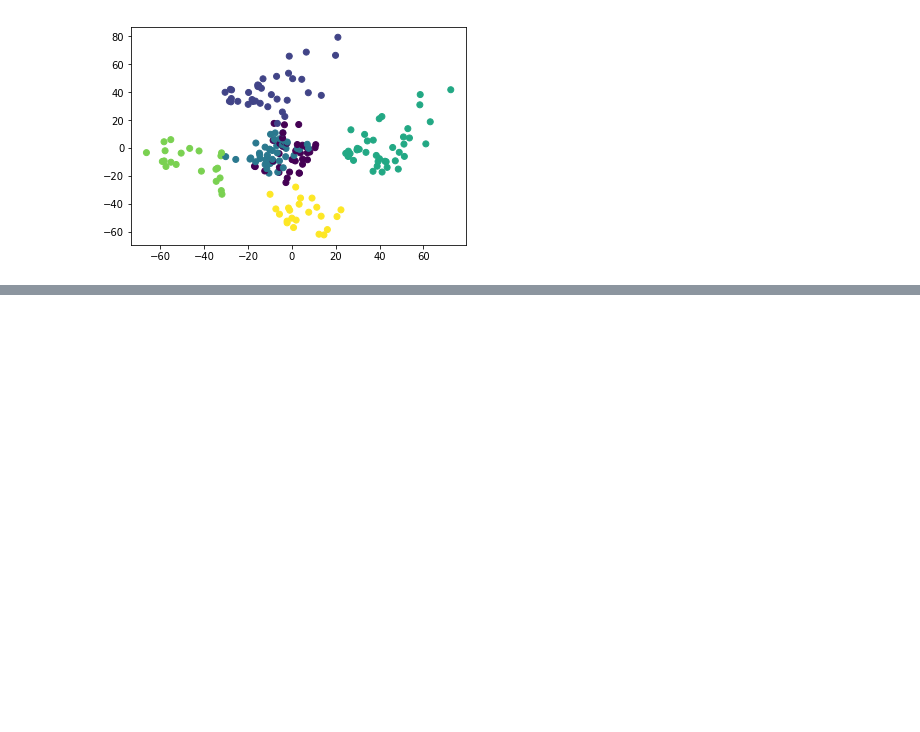
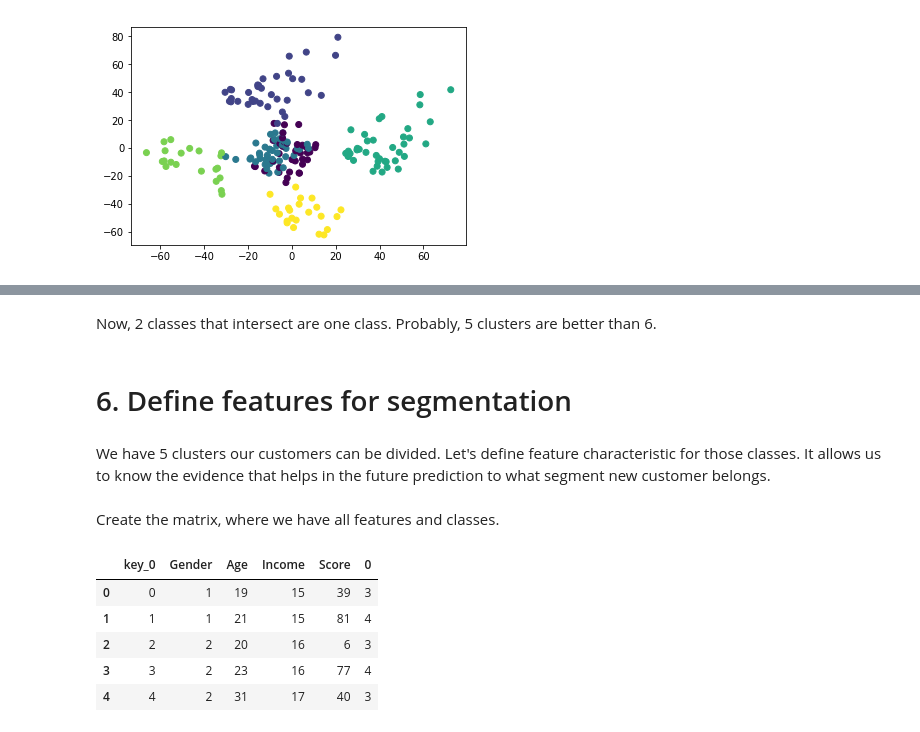
Before and after one commit to ivan-bulka/Portfolio, a Jupyter notebook: Customer_segmentation/Clustering_kmeans.ipynb, the cells around one changed output, grey strips where cells are left out. Saved outputs shown, nothing was run; the diff lists cells and outputs as text; code cells hidden in the pictures; blank space fills up the shorter version.

```diff
--- a/Customer_segmentation/Clustering_kmeans.ipynb
+++ b/Customer_segmentation/Clustering_kmeans.ipynb
@@ -125,0 +137,20 @@ plt.show()
+# %% [markdown]
+Now, 2 classes that intersect are one class. Probably, 5 clusters are better than 6.
+# %% [markdown]
+# 6. Define features for segmentation
+# %% [markdown]
+We have 5 clusters our customers can be divided. Let's define feature characteristic for those classes.
+It allows us to know the evidence that helps in the future prediction to what segment new customer belongs.
+# %% [markdown]
+Create the matrix, where we have all features and classes.
+# %%
+labels = pd.DataFrame(kmeans.labels_)
+data_clust = pd.merge(X, labels, on=X.index, how='outer')
+data_clust.head()
+# %% [output]
+|  | key_0 | Gender | Age | Income | Score | 0 |
+| 0 | 0 | 1 | 19 | 15 | 39 | 3 |
+| 1 | 1 | 1 | 21 | 15 | 81 | 4 |
+| 2 | 2 | 2 | 20 | 16 | 6 | 3 |
+| 3 | 3 | 2 | 23 | 16 | 77 | 4 |
+| 4 | 4 | 2 | 31 | 17 | 40 | 3 |
```
Also changed, not shown: parts of 12 cells of this notebook.
